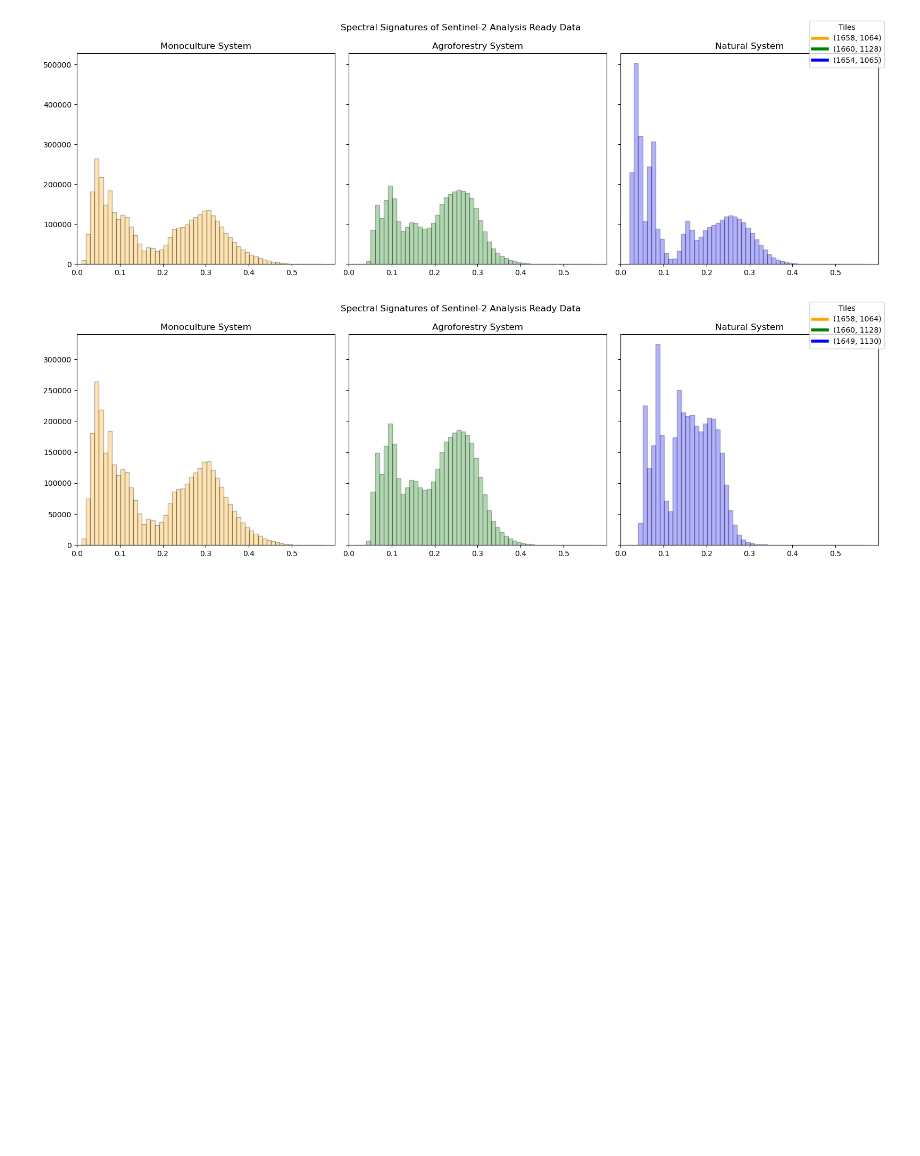
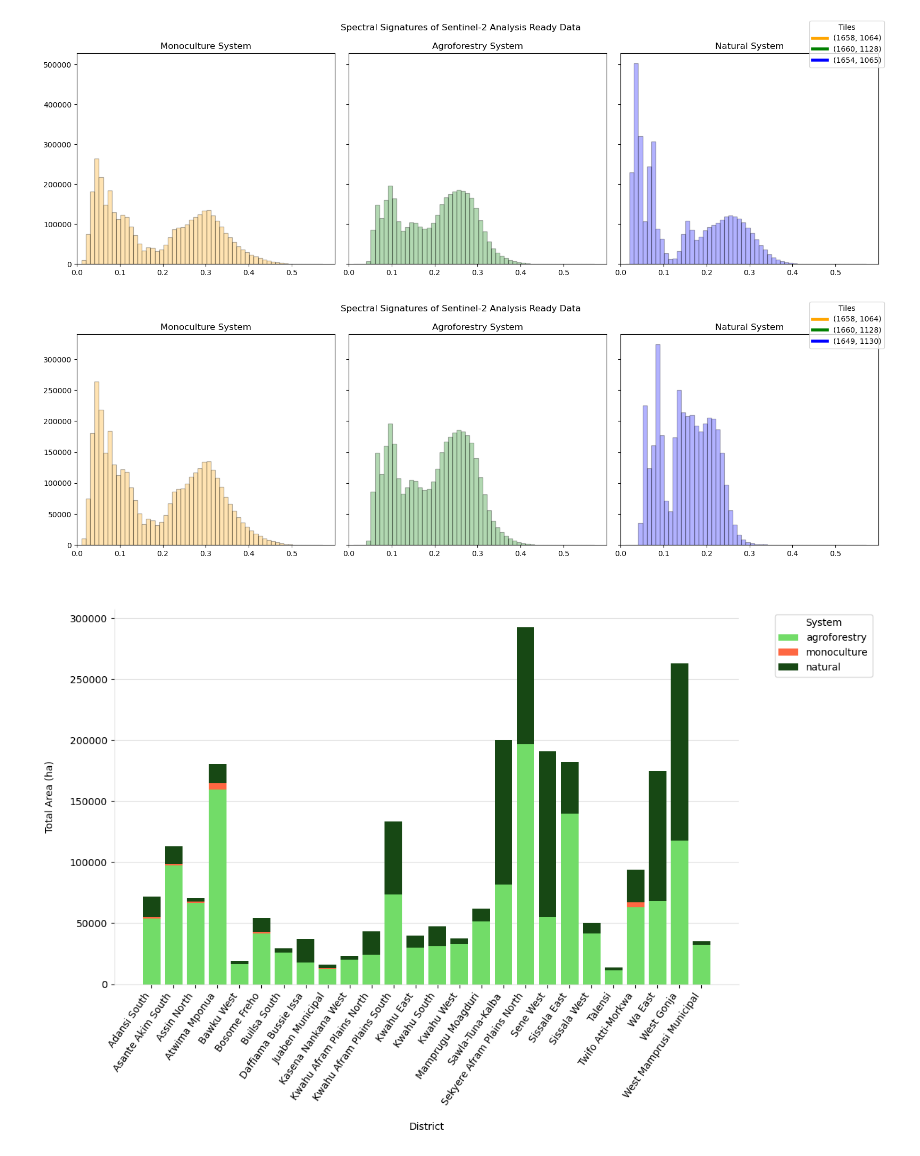
Before and after one commit to wri/plantation_classifier, a Jupyter notebook: notebooks/analyses/publication_visuals.ipynb, the cells around one changed output. Cells and saved outputs as stored; diff of their text form; code cells hidden in the pictures; blank space fills up the shorter version.

Commit message:
add style guide & area assessment fig

```diff
--- a/notebooks/analyses/publication_visuals.ipynb
+++ b/notebooks/analyses/publication_visuals.ipynb
@@ -119,0 +225,20 @@ make.hist_individual_tile('ghana',
+# %%
+df = pd.read_csv('../../data/area_assessment.csv')
+
+categories = ['agroforestry', 'monoculture', 'natural']
+color_dict = {
+    'monoculture': '#fe6742',
+    'agroforestry': '#72dc68',
+    'natural': '#174814',
+}
+
+# Generate the plot
+stacked_bar(
+    df=df.drop(columns=['no_data']),  # Exclude no_data column
+    title=" ",
+    color_dict=color_dict,
+    categories=categories,
+    output_file='../../data/figures/stacked_bar.png'
+)
+# %% [output]
+[figure, added]
```
Also changed, not shown: parts of 5 cells of this notebook.
